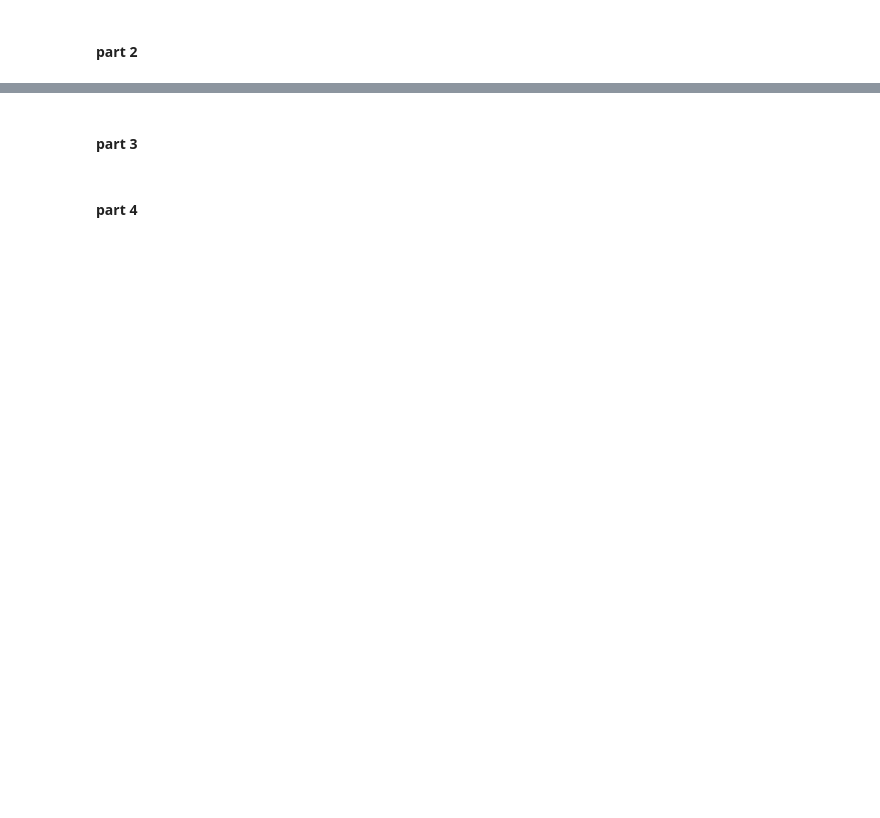
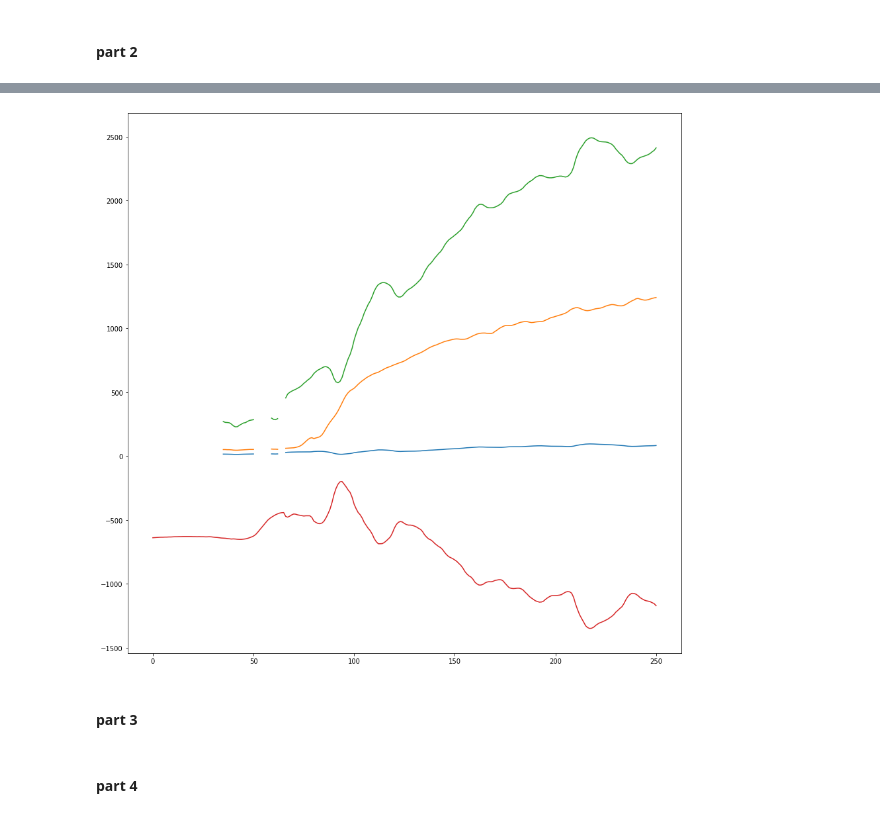
Before and after one commit to adnehk/Project1_MOD510, a Jupyter notebook: Project1_15.ipynb, the cells around one changed output, grey strips where cells are left out. Cells and saved outputs as stored; diff of their text form; code cells hidden in the pictures; blank space fills up the shorter version.

```diff
--- a/Project1_15.ipynb
+++ b/Project1_15.ipynb
@@ -285,3 +310,19 @@ WP1.scatter_error()
+# %%
+p_w = 1.0
+p_ice = 0.9340
+surface = bed1d['surface'].values
+thickness = bed1d['thickness'].values
+
+h = -(surface-thickness)*((p_w/p_ice)-1)
+plt.figure(figsize=(15,15))
+plt.plot(h)
+plt.plot(surface)
+plt.plot(thickness)
+plt.plot(bed1d.bed.values)
+plt.plot(bed1d.)
+plt.show()
+# %% [output]
+[figure, added]
 # %% [markdown]
 #### part 3 ####
 # %% [markdown]
```
Also changed, not shown: parts of 3 cells of this notebook.
